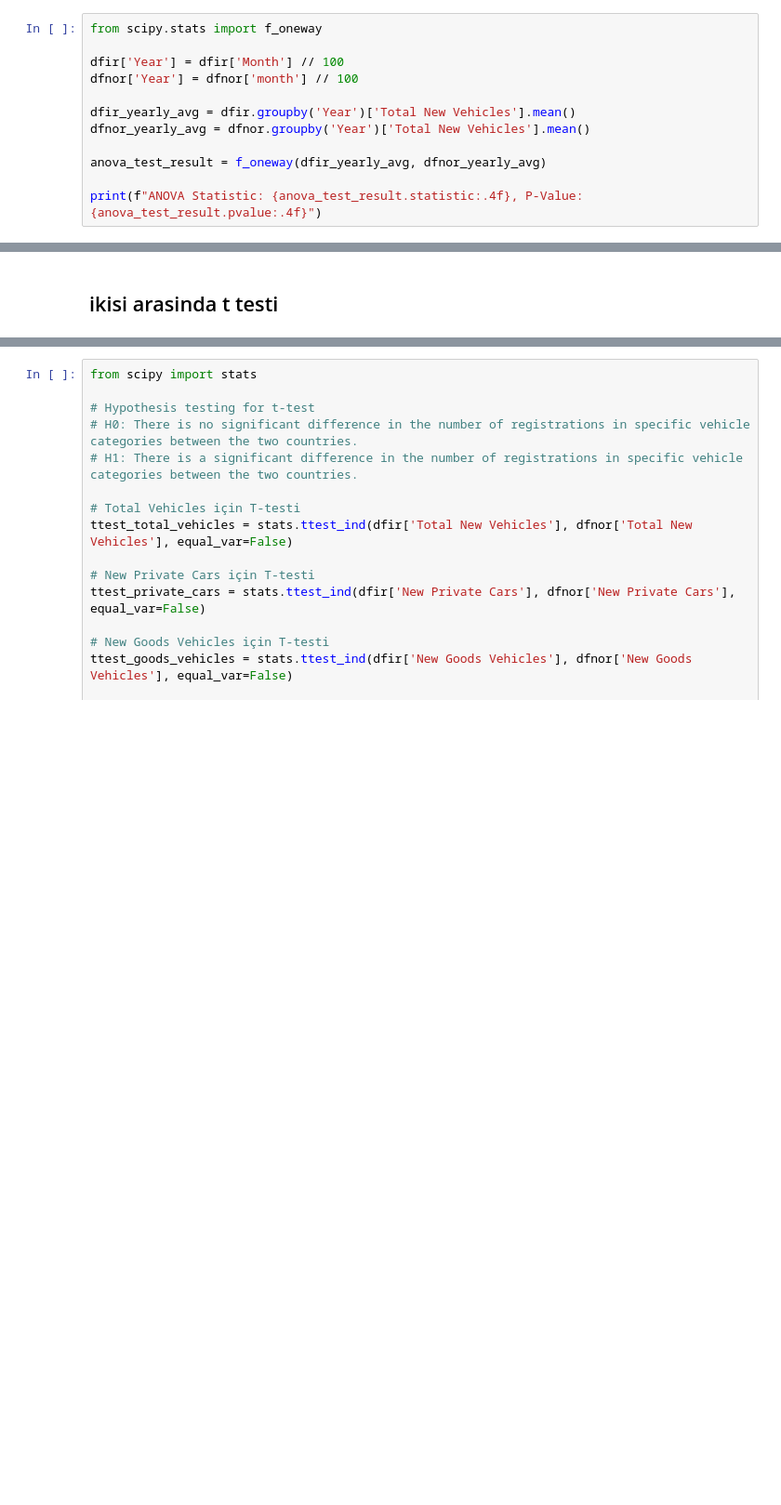
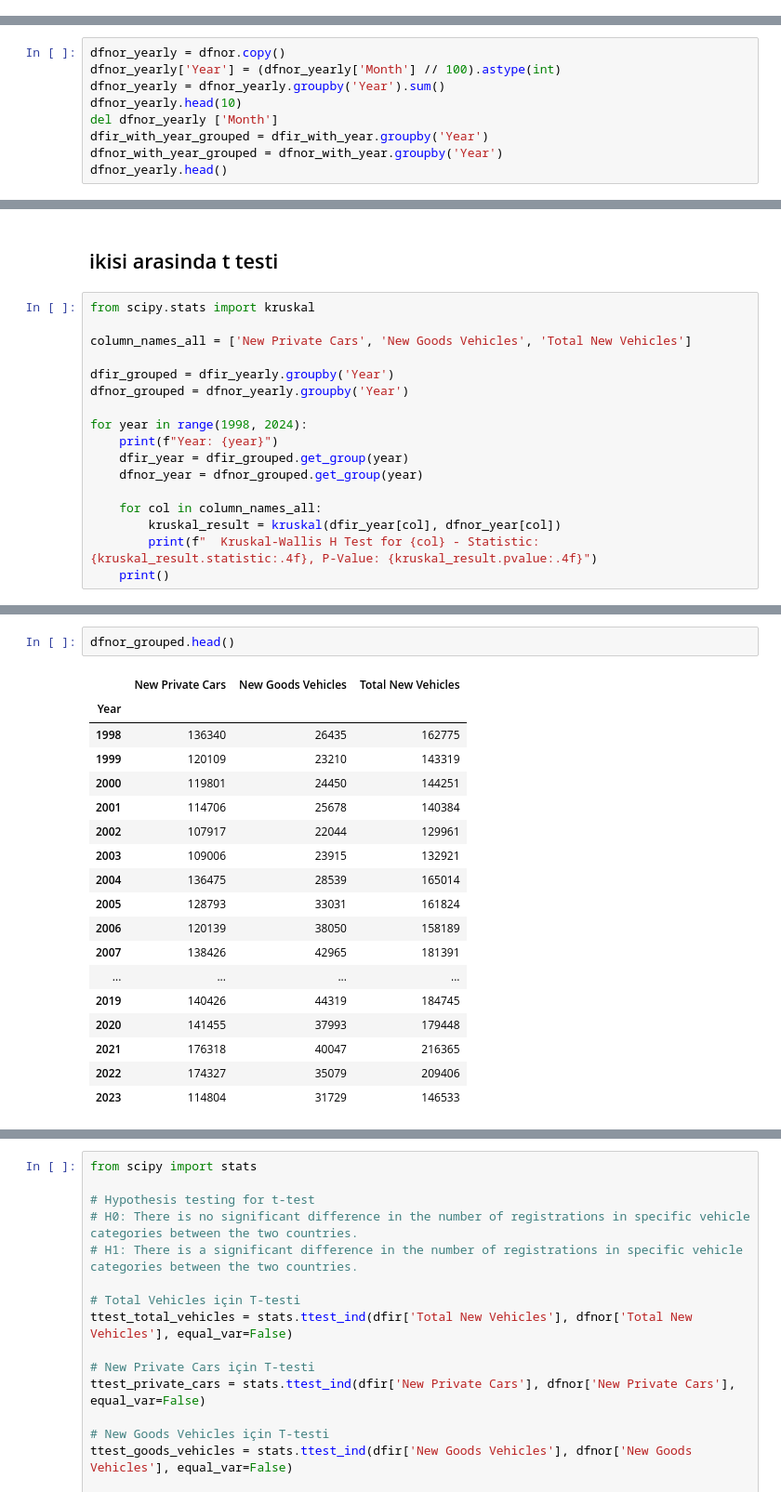
Before and after one commit to Ahmet-C-C/Car-Registration-Comparison-Between-Ireland-and-Norway, a Jupyter notebook: Msc CA02.ipynb, the cells around one changed output, grey strips where cells are left out. Shown at 93% size. Cells and saved outputs as stored; diff of their text form; blank space fills up the shorter version.

```diff
--- a/Msc CA02.ipynb
+++ b/Msc CA02.ipynb
@@ -740,12 +985,0 @@ Hypothesis: There is no statistically significant difference in the mean numbers
-# %%
-from scipy.stats import f_oneway
-
-dfir['Year'] = dfir['Month'] // 100
-dfnor['Year'] = dfnor['month'] // 100
-
-dfir_yearly_avg = dfir.groupby('Year')['Total New Vehicles'].mean()
-dfnor_yearly_avg = dfnor.groupby('Year')['Total New Vehicles'].mean()
-
-anova_test_result = f_oneway(dfir_yearly_avg, dfnor_yearly_avg)
-
-print(f"ANOVA Statistic: {anova_test_result.statistic:.4f}, P-Value: {anova_test_result.pvalue:.4f}")
@@ -765,0 +1017,9 @@ Mann-Whitney U Test Statistic: 41516.0000, P-Value: 0.0023
+# %%
+dfnor_yearly = dfnor.copy()
+dfnor_yearly['Year'] = (dfnor_yearly['Month'] // 100).astype(int)
+dfnor_yearly = dfnor_yearly.groupby('Year').sum()
+dfnor_yearly.head(10)
+del dfnor_yearly ['Month']
+dfir_with_year_grouped = dfir_with_year.groupby('Year')
+dfnor_with_year_grouped = dfnor_with_year.groupby('Year')
+dfnor_yearly.head()
@@ -794,2 +1170,19 @@ Spearman's Rank Correlation Statistic: -0.2157, P-Value: 0.0001
 # %% [markdown]
 ## ikisi arasinda t testi
+# %%
+from scipy.stats import kruskal
+
+column_names_all = ['New Private Cars', 'New Goods Vehicles', 'Total New Vehicles']
+
+dfir_grouped = dfir_yearly.groupby('Year')
+dfnor_grouped = dfnor_yearly.groupby('Year')
+
+for year in range(1998, 2024):
+    print(f"Year: {year}")
+    dfir_year = dfir_grouped.get_group(year)
+    dfnor_year = dfnor_grouped.get_group(year)
+
+    for col in column_names_all:
+        kruskal_result = kruskal(dfir_year[col], dfnor_year[col])
+        print(f"  Kruskal-Wallis H Test for {col} - Statistic: {kruskal_result.statistic:.4f}, P-Value: {kruskal_result.pvalue:.4f}")
+    print()
@@ -795,0 +1207,21 @@ Spearman's Rank Correlation Statistic: -0.2157, P-Value: 0.0001
+# %%
+dfnor_grouped.head()
+# %% [output]
+|  | New Private Cars | New Goods Vehicles | Total New Vehicles |
+| Year |  |  |  |
+| 1998 | 136340 | 26435 | 162775 |
+| 1999 | 120109 | 23210 | 143319 |
+| 2000 | 119801 | 24450 | 144251 |
+| 2001 | 114706 | 25678 | 140384 |
+| 2002 | 107917 | 22044 | 129961 |
+| 2003 | 109006 | 23915 | 132921 |
+| 2004 | 136475 | 28539 | 165014 |
+| 2005 | 128793 | 33031 | 161824 |
+| 2006 | 120139 | 38050 | 158189 |
+| 2007 | 138426 | 42965 | 181391 |
+| ... | ... | ... | ... |
+| 2019 | 140426 | 44319 | 184745 |
+| 2020 | 141455 | 37993 | 179448 |
+| 2021 | 176318 | 40047 | 216365 |
+| 2022 | 174327 | 35079 | 209406 |
+| 2023 | 114804 | 31729 | 146533 |
```
Also changed, not shown: parts of 27 cells of this notebook.
